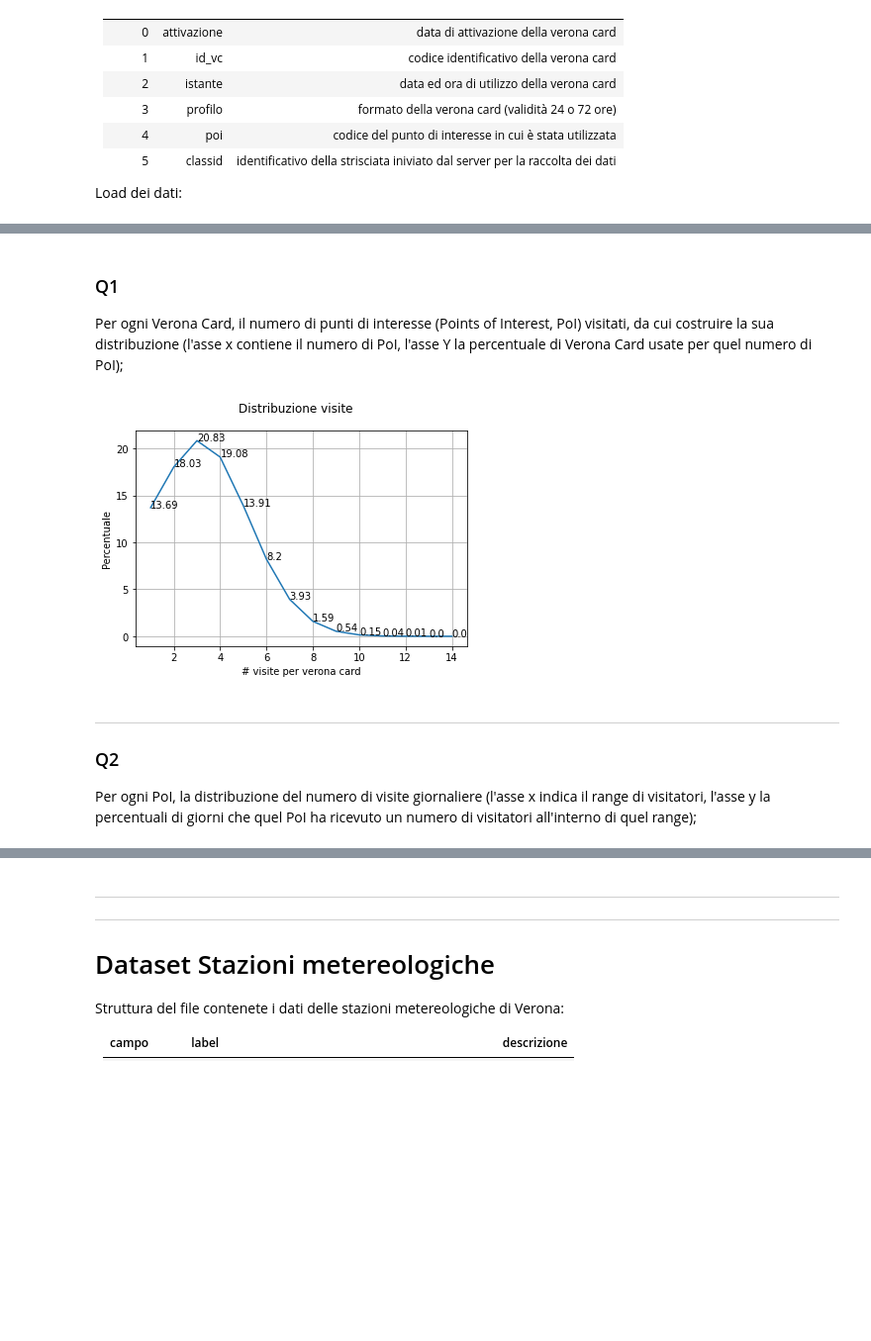
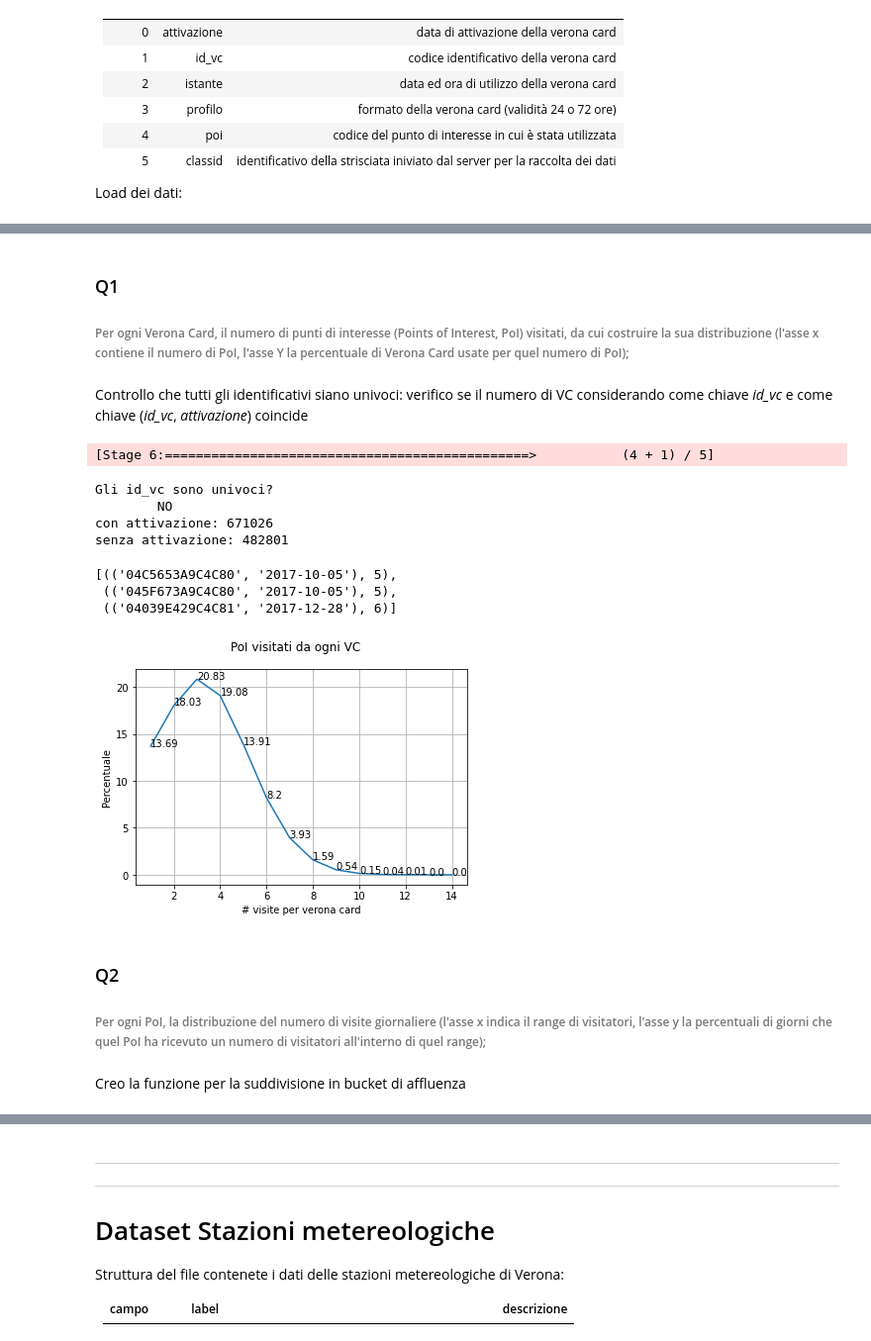
Before and after one commit to 4nnina/bigData_project, a Jupyter notebook: Progetto.ipynb, the cells around one changed output, grey strips where cells are left out. Shown at 99% size. Drawn from its saved outputs; the diff is of its cells as text; code cells hidden in the pictures; blank space fills up the shorter version.

```diff
--- a/Progetto.ipynb
+++ b/Progetto.ipynb
@@ -21,9 +21,15 @@ file_vc = sc.textFile(filename_vc)
 
 header = file_vc.first()
 
-data_vc = file_vc.filter(lambda row: row != header).map(lambda row : row.split(","))
+data_vc = file_vc.filter(lambda row: row != header)\
+                    .map(lambda row : row.split(","))\
+                    .filter(lambda x: x[0].split('-')[0] != '2020')\
+                    .map(lambda x: (x[0], x[1], x[2], x[4]))
+
+# data, id_vc, istante, poi
+#('2017-11-29', '0435803A9C4C81', '29/11/2017 12:07', '61')
 
 data_vc.persist()
 
-#data_vc.take(5)
+data_vc.take(5)
 # %% [output]
@@ -31,47 +60,60 @@ PythonRDD[3] at RDD at PythonRDD.scala:53
 # %% [markdown]
 ### Q1
-Per ogni Verona Card, il numero di punti di interesse (Points of Interest, PoI) visitati, da cui costruire la sua distribuzione (l'asse x contiene il numero di PoI, l'asse Y la percentuale di Verona Card usate per quel numero di PoI);
+###### Per ogni Verona Card, il numero di punti di interesse (Points of Interest, PoI) visitati, da cui costruire la sua distribuzione (l'asse x contiene il numero di PoI, l'asse Y la percentuale di Verona Card usate per quel numero di PoI);
+# %% [markdown]
+Controllo che tutti gli identificativi siano univoci: verifico se il numero di VC considerando come chiave _id\_vc_ e come chiave (_id\_vc_, _attivazione_) coincide
+# %%
+no_attivazione = data_vc.map(lambda x: (x[1])).distinct().count()
+si_attivazione  = data_vc.map(lambda x: (x[1],x[0])).distinct().count()
+
+print('Gli id_vc sono univoci? ')
+if no_attivazione == si_attivazione:
+      print('True')
+else:
+      print('\tNO\ncon attivazione:',si_attivazione, '\nsenza attivazione:',no_attivazione)
+# %% [output]
+[Stage 6:===============================================>           (4 + 1) / 5]
+Gli id_vc sono univoci?
+        NO
+con attivazione: 671026
+senza attivazione: 482801
 # %%
-#togliere le tuple con un id_vc non valido
-#creo la chiave (id_vc, attivazione) e assegno 1 ##################################
-#per poter poi procedere con la conta di poi visitati (reduceByKey )
-poi_visited_vc = data_vc.filter(lambda x: len(x[1]) > 5)\
-                .map(lambda x: ((x[1],x[0]), 1))\
-                .reduceByKey(lambda a,b: a+b)\
-                .sortBy(lambda x: x[1],ascending = False)
-#poi_visited_vc = per ogni verona card il numero di poi visitati
+visit_vc = data_vc.map(lambda x: ((x[1],x[0]), 1))\
+                .reduceByKey(lambda a,b: a+b)
 
-#poi_visited_vc.take(10)
+#visit_vc = per ogni verona card il numero di poi visitati
+
+visit_vc.take(3)
+# %% [output]
+[(('04C5653A9C4C80', '2017-10-05'), 5),
+ (('045F673A9C4C80', '2017-10-05'), 5),
+ (('04039E429C4C81', '2017-12-28'), 6)]
 # %%
-tot_vc = poi_visited_vc.count() #numero totale di verona card
+tot_vc = visit_vc.count() #numero totale di verona card
 
-vc_same_poi_visited = poi_visited_vc.map(lambda x: (x[1],1))\
-                                    .reduceByKey(lambda a,b: a+b)\
-                                    .sortByKey()
-
-#vc_same_poi_visited = (numero poi visitati,
-#                        conteggio vc che hanno visitato il quel numero di poi)
+visit_vc_same = visit_vc.map(lambda x: (x[1],1))\
+                        .reduceByKey(lambda a,b: a+b)\
+                        .map(lambda x: (x[0],x[1]/tot_vc * 100))\
+                        .sortByKey()\
+                        .collect()
 # %%
 import matplotlib.pyplot as plt
 
-list_vc_poi_visited = vc_same_poi_visited.collect()
+perc_vc = [ x[1] for x in visit_vc_same]
+visit_number = [x[0] for x in visit_vc_same]
 
-perc_vc = [ (x[1] / tot_vc * 100) for x in list_vc_poi_visited]
-visit_number = [x[0] for x in list_vc_poi_visited]
-
-plt.suptitle('Distribuzione visite')
+plt.suptitle('PoI visitati da ogni VC')
 plt.xlabel('# visite per verona card')
 plt.ylabel('Percentuale')
 
 plt.grid(ls = '-')
 plt.plot(visit_number, perc_vc)
 for x,y in zip(visit_number, perc_vc):
     plt.text(x,y, str(round(y,2)))
 
 plt.show()
 # %% [output]
-[figure, old version]
+[figure, new version]
 # %% [markdown]
-----------------------------------------------------------------
 ### Q2
-Per ogni PoI, la distribuzione del numero di visite giornaliere (l'asse x indica il range di visitatori, l'asse y la percentuali di giorni che quel PoI ha ricevuto un numero di visitatori all'interno di quel range);
+###### Per ogni PoI, la distribuzione del numero di visite giornaliere (l'asse x indica il range di visitatori, l'asse y la percentuali di giorni che quel PoI ha ricevuto un numero di visitatori all'interno di quel range);
@@ -89,0 +120,2 @@ list_poi = data_vc.map(lambda x: x[4]).distinct().collect()
+# %% [markdown]
+Creo la funzione per la suddivisione in bucket di affluenza
```
Also changed, not shown: parts of 67 cells of this notebook, 1 other file.
